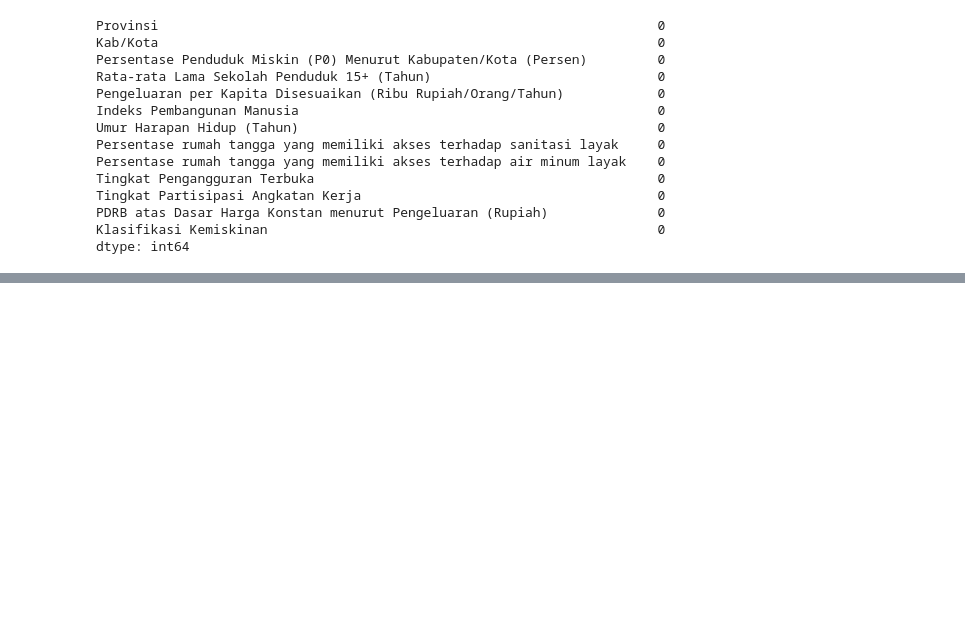
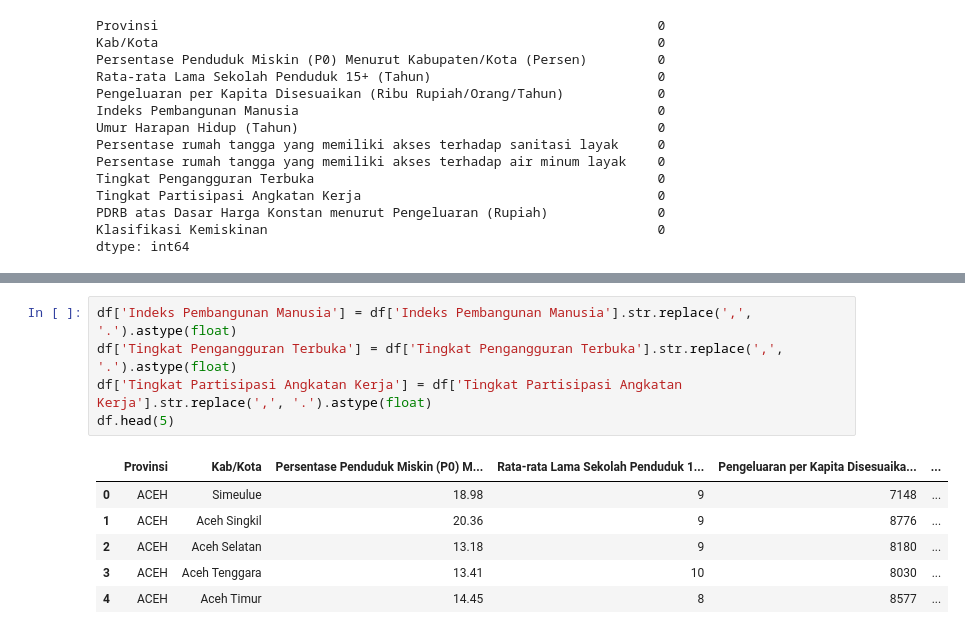
Before and after one commit to dhikaramadhansaputra/Full_Project_Data_Analyst, a Jupyter notebook: Klasifikasi Tingkat Kemiskinan di Indonesia/data cleaning.ipynb, the cells around one changed output, grey strips where cells are left out. Drawn from its saved outputs; the diff is of its cells as text; blank space fills up the shorter version.

```diff
--- a/Klasifikasi Tingkat Kemiskinan di Indonesia/data cleaning.ipynb
+++ b/Klasifikasi Tingkat Kemiskinan di Indonesia/data cleaning.ipynb
@@ -207,0 +279,12 @@ dtype: int64
+# %%
+df['Indeks Pembangunan Manusia'] = df['Indeks Pembangunan Manusia'].str.replace(',', '.').astype(float)
+df['Tingkat Pengangguran Terbuka'] = df['Tingkat Pengangguran Terbuka'].str.replace(',', '.').astype(float)
+df['Tingkat Partisipasi Angkatan Kerja'] = df['Tingkat Partisipasi Angkatan Kerja'].str.replace(',', '.').astype(float)
+df.head(5)
+# %% [output]
+|  | Provinsi | Kab/Kota | Persentase Penduduk Miskin (P0) M... | Rata-rata Lama Sekolah Penduduk 1... | Pengeluaran per Kapita Disesuaika... | ... |
+| 0 | ACEH | Simeulue | 18.98 | 9 | 7148 | ... |
+| 1 | ACEH | Aceh Singkil | 20.36 | 9 | 8776 | ... |
+| 2 | ACEH | Aceh Selatan | 13.18 | 9 | 8180 | ... |
+| 3 | ACEH | Aceh Tenggara | 13.41 | 10 | 8030 | ... |
+| 4 | ACEH | Aceh Timur | 14.45 | 8 | 8577 | ... |
```
Also changed, not shown: parts of 12 cells of this notebook, 3 other files.
